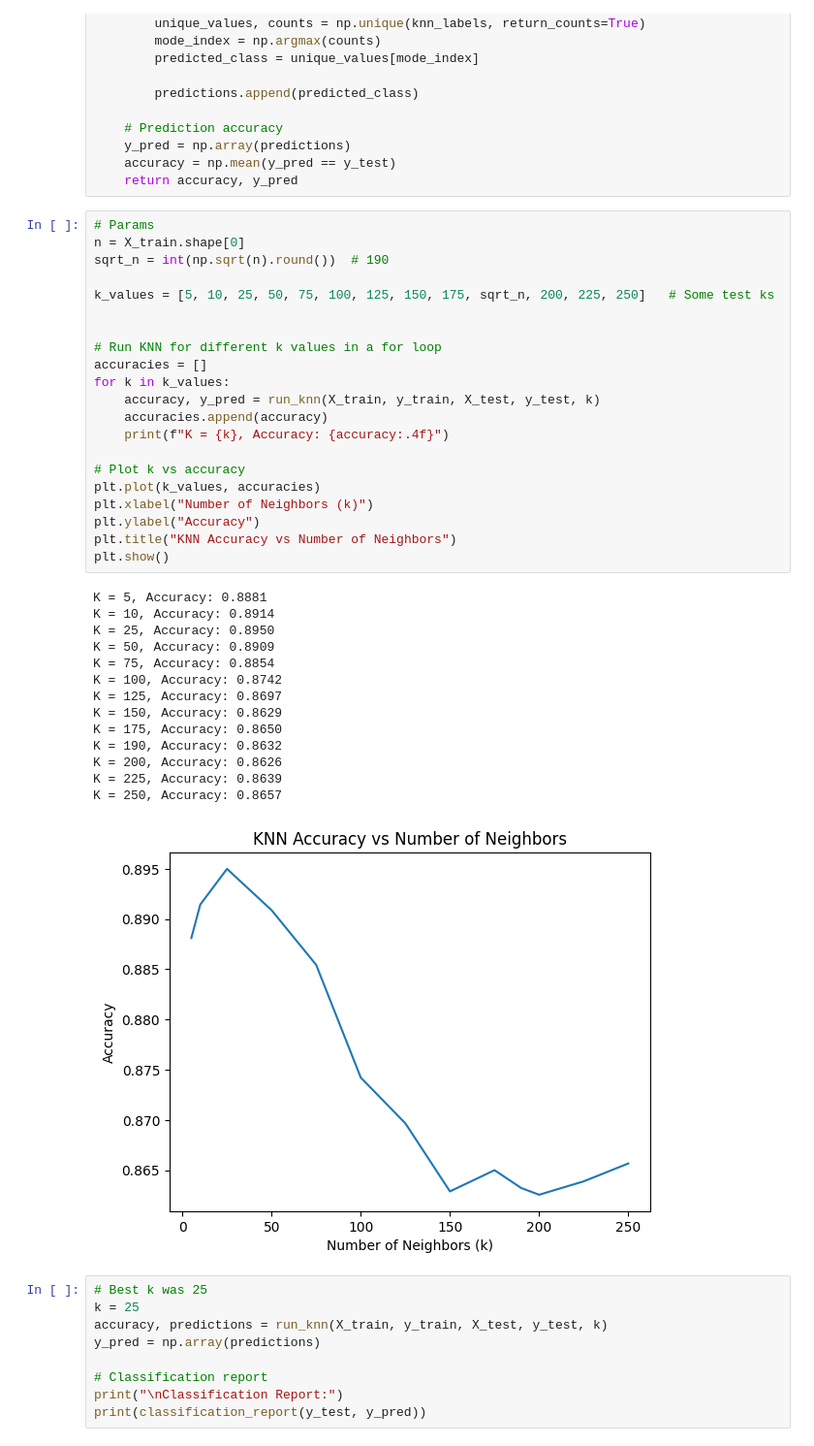
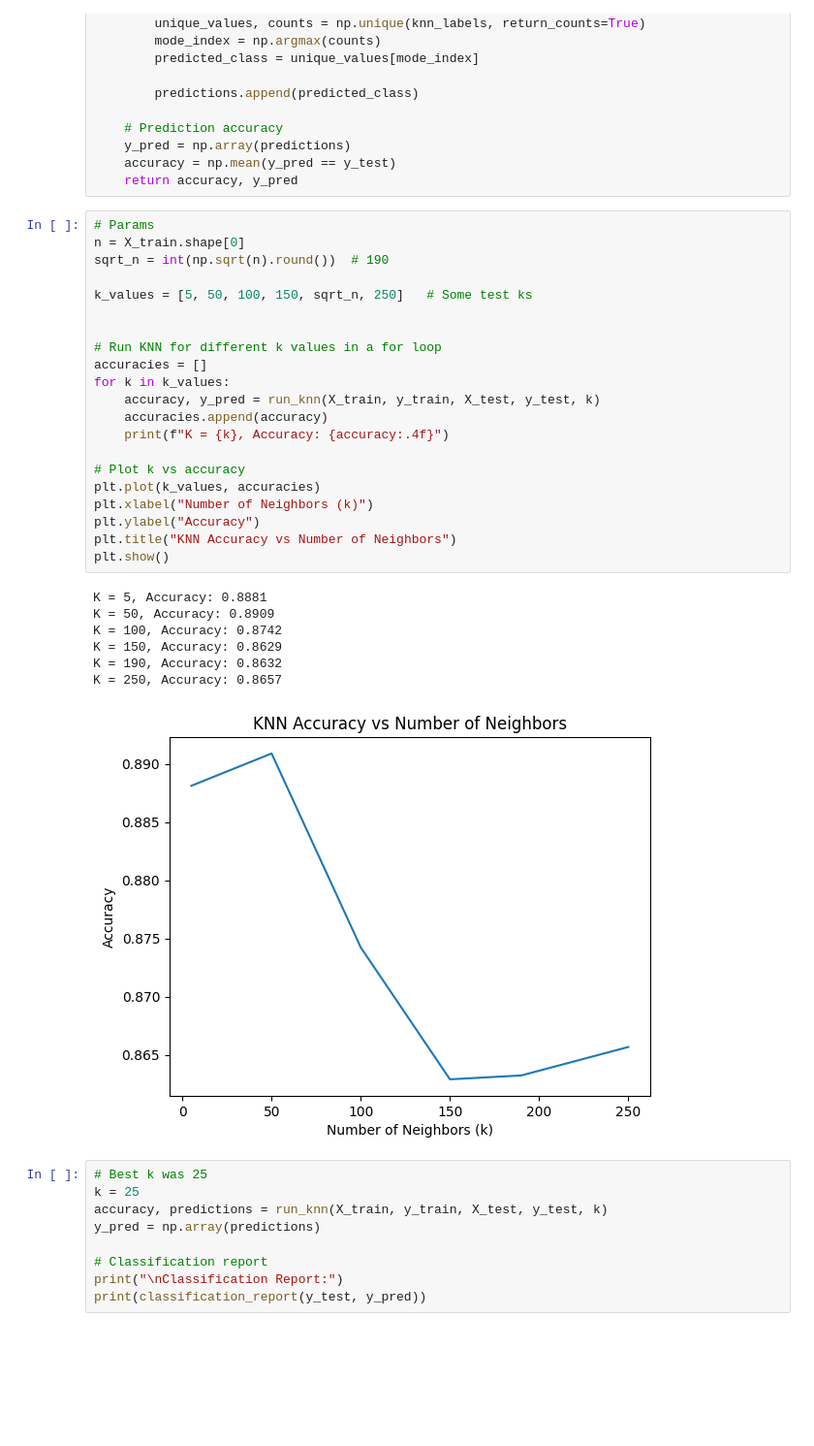
Before and after one commit to samuelbaldwin05/PredictingLoanDefaults, a Jupyter notebook: notebooks/loan_default.ipynb, the cells around one changed output. Shown at 97% size. Saved outputs shown, nothing was run; the diff lists cells and outputs as text; blank space fills up the shorter version.

```diff
--- a/notebooks/loan_default.ipynb
+++ b/notebooks/loan_default.ipynb
@@ -317,39 +297,32 @@ def run_knn(X_train, y_train, X_test, y_test, k):
 # %%
 # Params
 n = X_train.shape[0]
 sqrt_n = int(np.sqrt(n).round())  # 190
 
-k_values = [5, 10, 25, 50, 75, 100, 125, 150, 175, sqrt_n, 200, 225, 250]   # Some test ks
+k_values = [5, 50, 100, 150, sqrt_n, 250]   # Some test ks
 
 
 # Run KNN for different k values in a for loop
 accuracies = []
 for k in k_values:
     accuracy, y_pred = run_knn(X_train, y_train, X_test, y_test, k)
     accuracies.append(accuracy)
     print(f"K = {k}, Accuracy: {accuracy:.4f}")
 
 # Plot k vs accuracy
 plt.plot(k_values, accuracies)
 plt.xlabel("Number of Neighbors (k)")
 plt.ylabel("Accuracy")
 plt.title("KNN Accuracy vs Number of Neighbors")
 plt.show()
 # %% [output]
 K = 5, Accuracy: 0.8881
-K = 10, Accuracy: 0.8914
-K = 25, Accuracy: 0.8950
 K = 50, Accuracy: 0.8909
-K = 75, Accuracy: 0.8854
 K = 100, Accuracy: 0.8742
-K = 125, Accuracy: 0.8697
 K = 150, Accuracy: 0.8629
-K = 175, Accuracy: 0.8650
 K = 190, Accuracy: 0.8632
-K = 200, Accuracy: 0.8626
-K = 225, Accuracy: 0.8639
 K = 250, Accuracy: 0.8657
-[figure, old version]
+[figure, new version]
 # %%
 # Best k was 25
 k = 25
```
Also changed, not shown: parts of 6 cells of this notebook, 1 other file.
